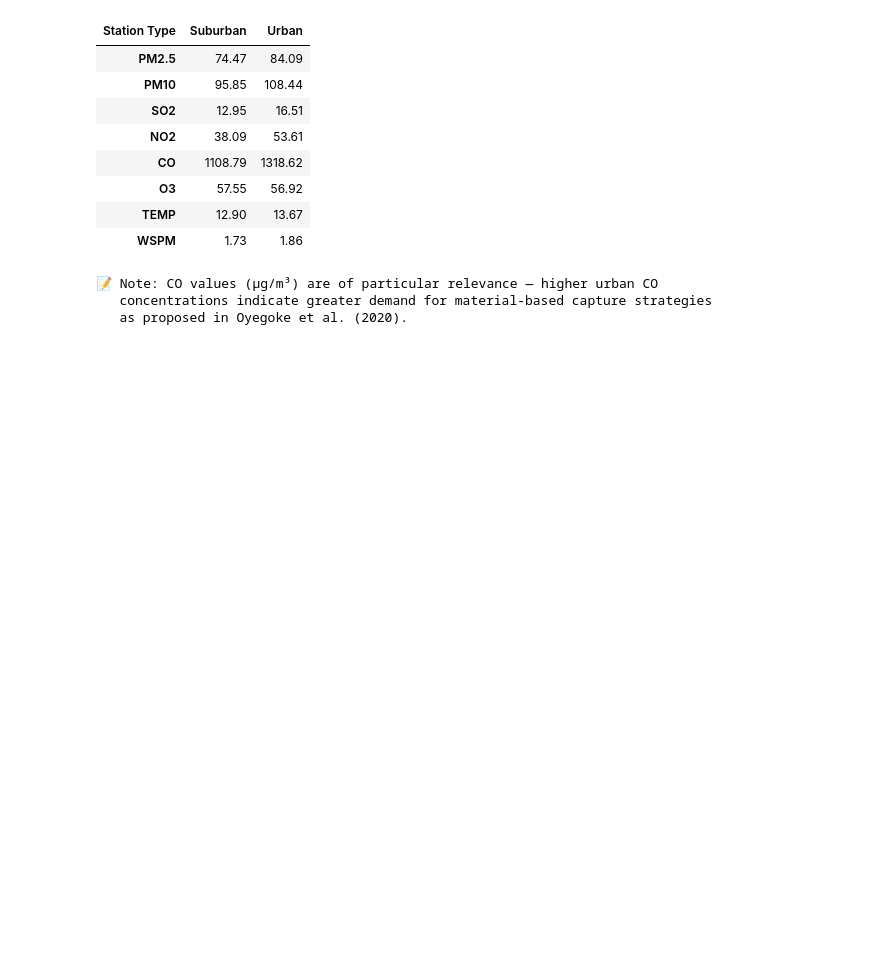
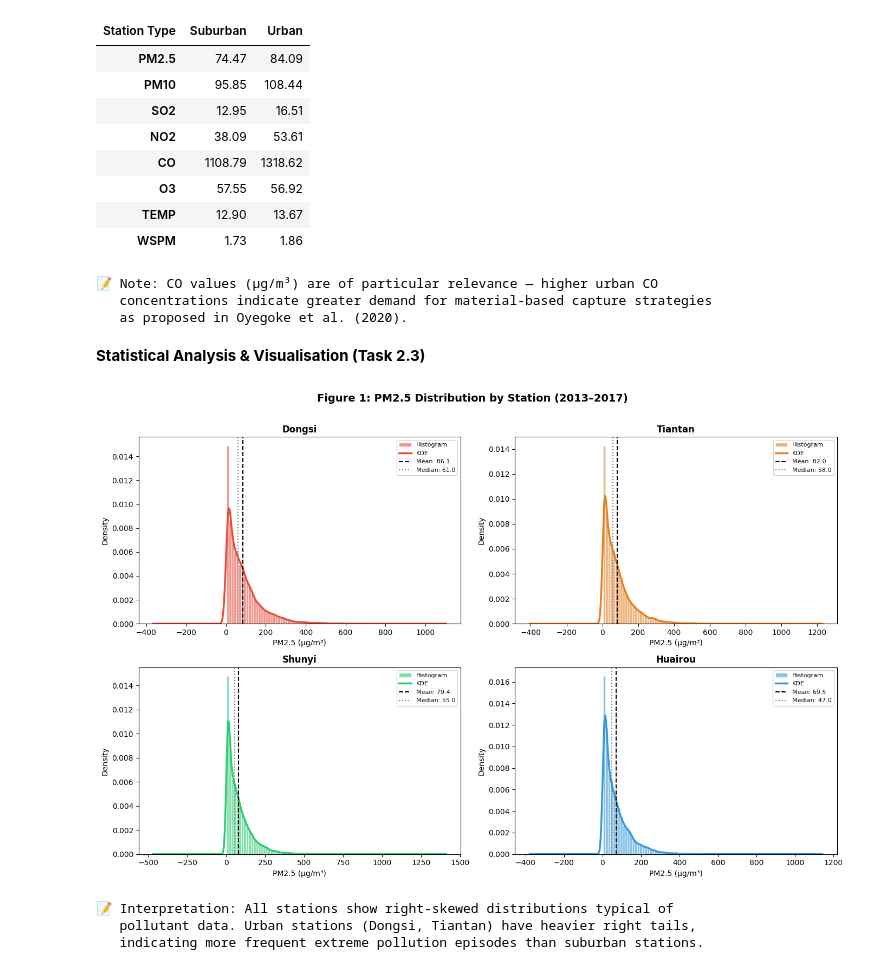
Before and after one commit to oyegokeademola25-beep/ASSESSMENT_DATA_SET, a Jupyter notebook: Copy_of_CMP7001_Assessment.ipynb, the cells around one changed output. Cells and saved outputs as stored; diff of their text form; code cells hidden in the pictures; blank space fills up the shorter version.

Commit message:
Performed analysis and visualisation on tables and added a reference list.

```diff
--- a/Copy_of_CMP7001_Assessment.ipynb
+++ b/Copy_of_CMP7001_Assessment.ipynb
@@ -941,3 +941,50 @@ print("   as proposed in Oyegoke et al. (2020).")
 📝 Note: CO values (µg/m³) are of particular relevance — higher urban CO
    concentrations indicate greater demand for material-based capture strategies
    as proposed in Oyegoke et al. (2020).
+# %% [markdown]
+**Statistical Analysis & Visualisation (Task 2.3)**
+# %%
+# =============================================================================
+# FIGURE 1: PM2.5 DISTRIBUTION BY STATION (Histogram + KDE)
+# =============================================================================
+# A histogram shows the frequency distribution of PM2.5 values.
+# KDE (Kernel Density Estimate) overlaid as a smooth curve helps visualise
+# the overall shape without being misled by bin size artefacts.
+#
+# Right-skewed distributions (long tail to the right) are typical for PM2.5
+# because most hours are moderate, but severe pollution events create
+# extreme values that pull the tail out to the right.
+# =============================================================================
+
+fig, axes = plt.subplots(2, 2, figsize=(14, 9))
+axes = axes.flatten()
+colors = {'Dongsi':'#E74C3C','Tiantan':'#E67E22','Shunyi':'#2ECC71','Huairou':'#3498DB'}
+
+for idx, station in enumerate(['Dongsi','Tiantan','Shunyi','Huairou']):
+    ax = axes[idx]
+    data = df[df['station']==station]['PM2.5'].dropna()
+    ax.hist(data, bins=60, color=colors[station], alpha=0.6,
+            edgecolor='white', density=True, label='Histogram')
+    data.plot.kde(ax=ax, color=colors[station], linewidth=2.5, label='KDE')
+    ax.axvline(data.mean(), color='black', linestyle='--', linewidth=1.5,
+               label=f'Mean: {data.mean():.1f}')
+    ax.axvline(data.median(), color='grey', linestyle=':', linewidth=1.5,
+               label=f'Median: {data.median():.1f}')
+    ax.set_title(f'{station}', fontweight='bold', fontsize=12)
+    ax.set_xlabel('PM2.5 (µg/m³)')
+    ax.set_ylabel('Density')
+    ax.legend(fontsize=8)
+
+fig.suptitle('Figure 1: PM2.5 Distribution by Station (2013–2017)',
+             fontsize=14, fontweight='bold', y=1.01)
+plt.tight_layout()
+plt.savefig('fig1_pm25_distribution.png', dpi=150, bbox_inches='tight')
+plt.show()
+print("📝 Interpretation: All stations show right-skewed distributions typical of")
+print("   pollutant data. Urban stations (Dongsi, Tiantan) have heavier right tails,")
+print("   indicating more frequent extreme pollution episodes than suburban stations.")
+# %% [output]
+[figure, added]
+📝 Interpretation: All stations show right-skewed distributions typical of
+   pollutant data. Urban stations (Dongsi, Tiantan) have heavier right tails,
+   indicating more frequent extreme pollution episodes than suburban stations.
```
Also changed, not shown: parts of 11 cells of this notebook.
